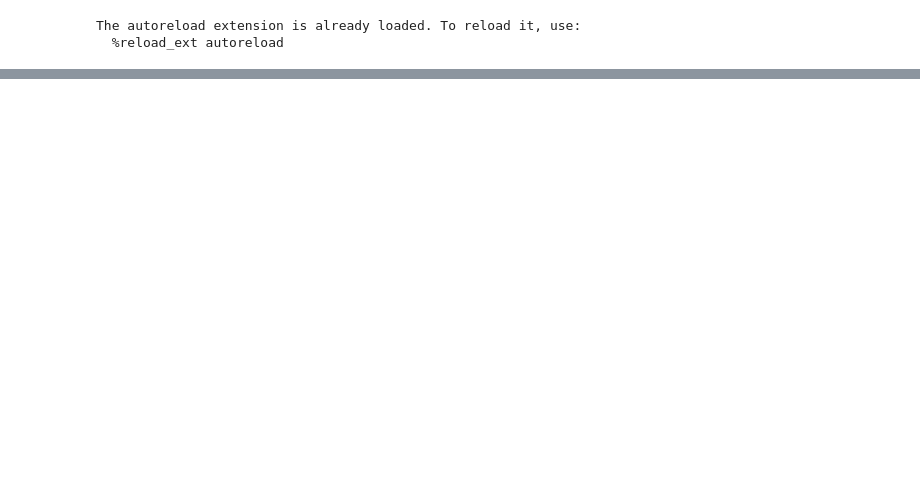
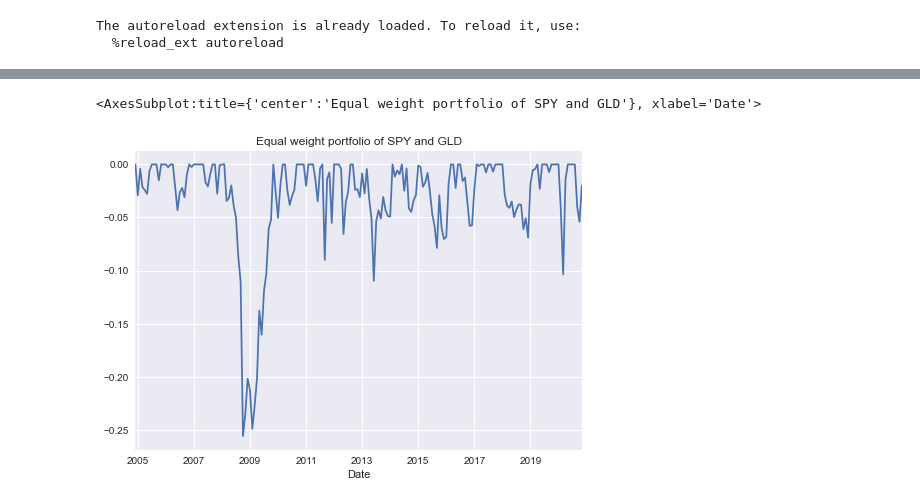
Before and after one commit to Ashrit-K/PyPortfolio, a Jupyter notebook: test_oop_drawdown.ipynb, the cells around one changed output, grey strips where cells are left out. Drawn from its saved outputs; the diff is of its cells as text; code cells hidden in the pictures; blank space fills up the shorter version.

```diff
--- a/test_oop_drawdown.ipynb
+++ b/test_oop_drawdown.ipynb
@@ -73,0 +67,5 @@ NameError: name 'portfolio_volatility' is not defined
+# %%
+foo.portfolio_return.get_drawdown().plot(title='Equal weight portfolio of SPY and GLD')
+# %% [output]
+<AxesSubplot:title={'center':'Equal weight portfolio of SPY and GLD'}, xlabel='Date'>
+[figure, added]
```
Also changed, not shown: parts of 11 cells of this notebook.
